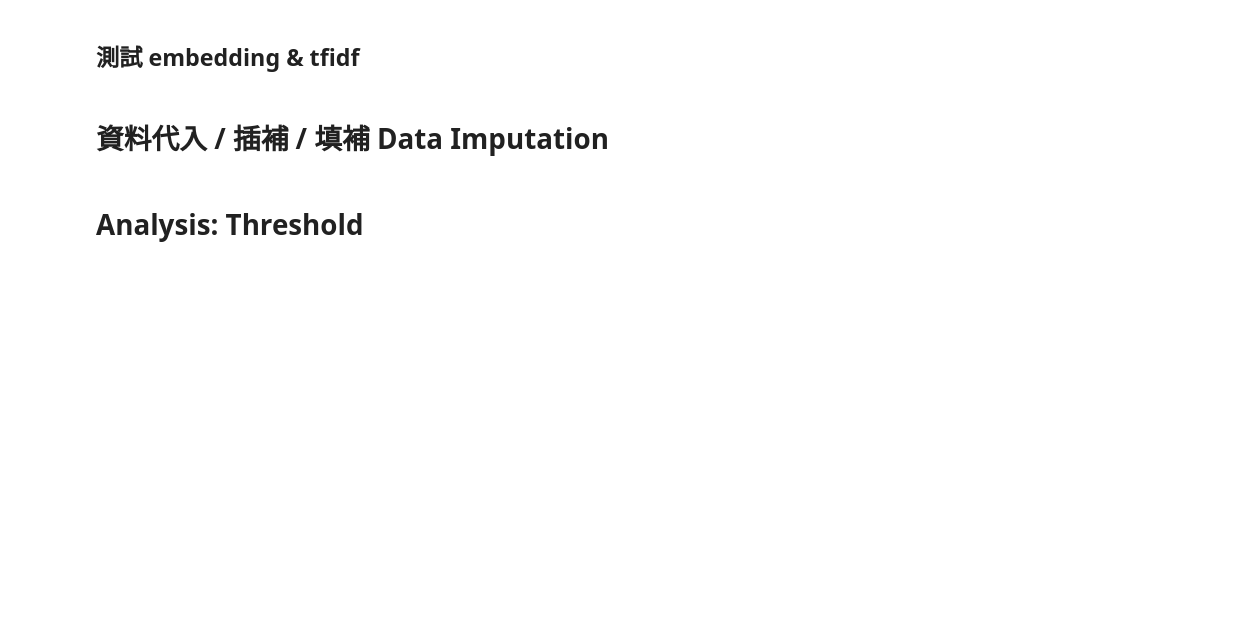
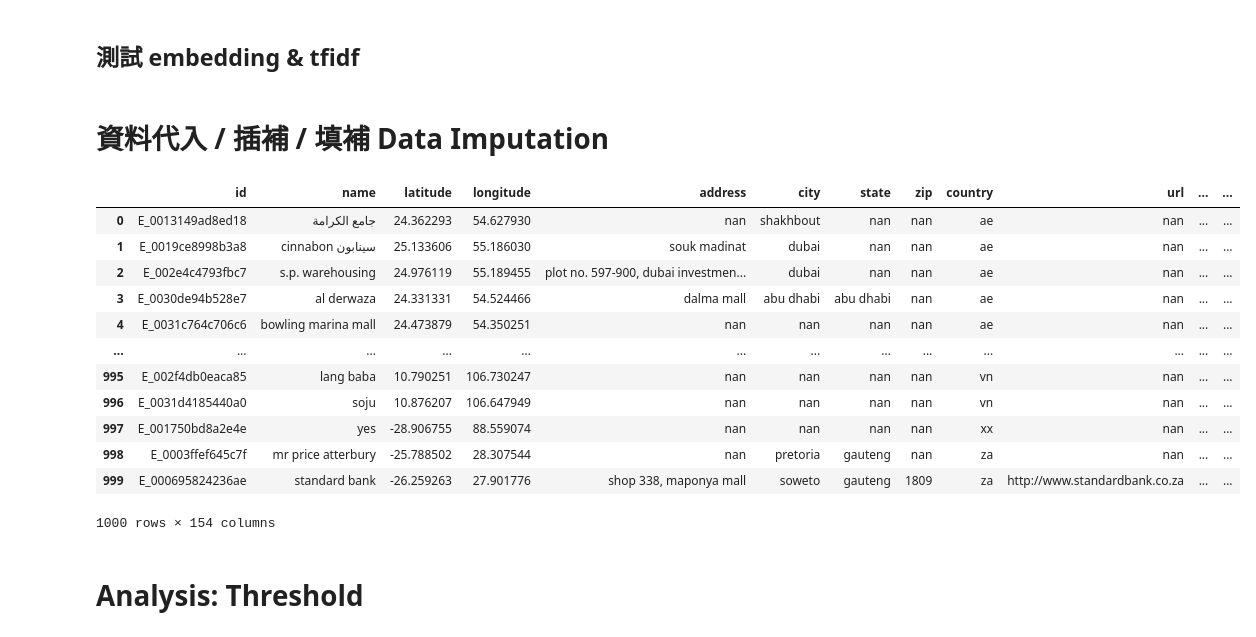
Before and after one commit to How-Wang/Foursquare-Location-Matching, a Jupyter notebook: baseline_try_embedder_and_tfidf.ipynb, the cells around one changed output. Saved outputs shown, nothing was run; the diff lists cells and outputs as text; code cells hidden in the pictures; blank space fills up the shorter version.

Commit message:
Refresh tfidf code

```diff
--- a/baseline_try_embedder_and_tfidf.ipynb
+++ b/baseline_try_embedder_and_tfidf.ipynb
@@ -104,7 +103,7 @@ warnings.filterwarnings('ignore')
 train = pd.read_csv("./train.csv")
 test = pd.read_csv("./test.csv")
 test[CFG.target] = "TEST"
-train = train[:1000]
+train = train[:10000]
 train.head()
 # %% [output]
 |  | id | name | latitude | longitude | address | city | state | zip | country | url | phone | ... |
@@ -193,7 +188,7 @@ def add_neighbor_features(df):
     columns = ['id', 'name', 'address', 'city', 'state',
            'zip', 'country', 'url', 'phone', 'categories']
     # embedding_columns = ['name', 'categories']
-    # tfidf_columns = ['name', 'categories']
+    tfidf_columns = ['name', 'categories']
 
     for c in columns:
         if c != "id":
@@ -237,16 +232,23 @@ def add_neighbor_features(df):
         # df.head()
         # break
     df = pd.concat(dfs).reset_index(drop=True)
-    # for c in tfidf_columns:
-    #     total_columns = []
-    #     for i in range(CFG.n_neighbors):
-    #         total_columns += list(df[f"near_{c}_{i}"].fillna('!'))
-    #     if c == 'name':
-    #         total_name_result =  make_tfidf(total_columns)
-    #         print(total_name_result)
-    #     elif c == 'categories':
-    #         total_cate_result = make_tfidf(total_columns)
-    #         print(total_cate_result)
+    # 加上 tfidf 數據
+    for c in tfidf_columns:
+        total_columns = []
+        for i in range(CFG.n_neighbors):
+            total_columns += list(df[f"near_{c}_{i}"].fillna('no'))
+        if c == 'name':
+            total_name_result =  make_tfidf(total_columns)
+            print(len(total_name_result))
+        elif c == 'categories':
+            total_cate_result = make_tfidf(total_columns)
+            print(len(total_cate_result))
+    for c in tfidf_columns:
+        for i in range(CFG.n_neighbors):
+            if c == 'name':
+                df[f'near_tfidf_{c}_{i}'] = total_name_result[len(df)*i:len(df)*(i+1)]
+            elif c == 'categories':
+                df[f'near_tfidf_{c}_{i}'] = total_cate_result[len(df)*i:len(df)*(i+1)]
 
     return df
 # %%
@@ -257,14 +259,30 @@ def add_neighbor_features(df):
 # train
 # %%
 # 擴充 train 的 n_neighbors 的資料
-train = pd.concat([
-    add_neighbor_features(train[train["set"]==0]),
-    add_neighbor_features(train[train["set"]==1]),
-])
-
+# train = pd.concat([
+#     add_neighbor_features(train[train["set"]==0]),
+#     add_neighbor_features(train[train["set"]==1]),
+# ])
+train = add_neighbor_features(train)
 test = add_neighbor_features(test)
 
 train.head(1)
+# %%
+train
+# %% [output]
+|  | id | name | latitude | longitude | address | city | state | zip | country | url | ... | ... |
+| 0 | E_0013149ad8ed18 | جامع الكرامة | 24.362293 | 54.627930 | nan | shakhbout | nan | nan | ae | nan | ... | ... |
+| 1 | E_0019ce8998b3a8 | cinnabon سينابون | 25.133606 | 55.186030 | souk madinat | dubai | nan | nan | ae | nan | ... | ... |
+| 2 | E_002e4c4793fbc7 | s.p. warehousing | 24.976119 | 55.189455 | plot no. 597-900, dubai investmen... | dubai | nan | nan | ae | nan | ... | ... |
+| 3 | E_0030de94b528e7 | al derwaza | 24.331331 | 54.524466 | dalma mall | abu dhabi | abu dhabi | nan | ae | nan | ... | ... |
+| 4 | E_0031c764c706c6 | bowling marina mall | 24.473879 | 54.350251 | nan | nan | nan | nan | ae | nan | ... | ... |
+| ... | ... | ... | ... | ... | ... | ... | ... | ... | ... | ... | ... | ... |
+| 995 | E_002f4db0eaca85 | lang baba | 10.790251 | 106.730247 | nan | nan | nan | nan | vn | nan | ... | ... |
+| 996 | E_0031d4185440a0 | soju | 10.876207 | 106.647949 | nan | nan | nan | nan | vn | nan | ... | ... |
+| 997 | E_001750bd8a2e4e | yes | -28.906755 | 88.559074 | nan | nan | nan | nan | xx | nan | ... | ... |
+| 998 | E_0003ffef645c7f | mr price atterbury | -25.788502 | 28.307544 | nan | pretoria | gauteng | nan | za | nan | ... | ... |
+| 999 | E_000695824236ae | standard bank | -26.259263 | 27.901776 | shop 338, maponya mall | soweto | gauteng | 1809 | za | http://www.standardbank.co.za | ... | ... |
+1000 rows × 154 columns
 # %% [markdown]
 # Analysis: Threshold
 # %% [markdown]
```
Also changed, not shown: parts of 9 cells of this notebook.
